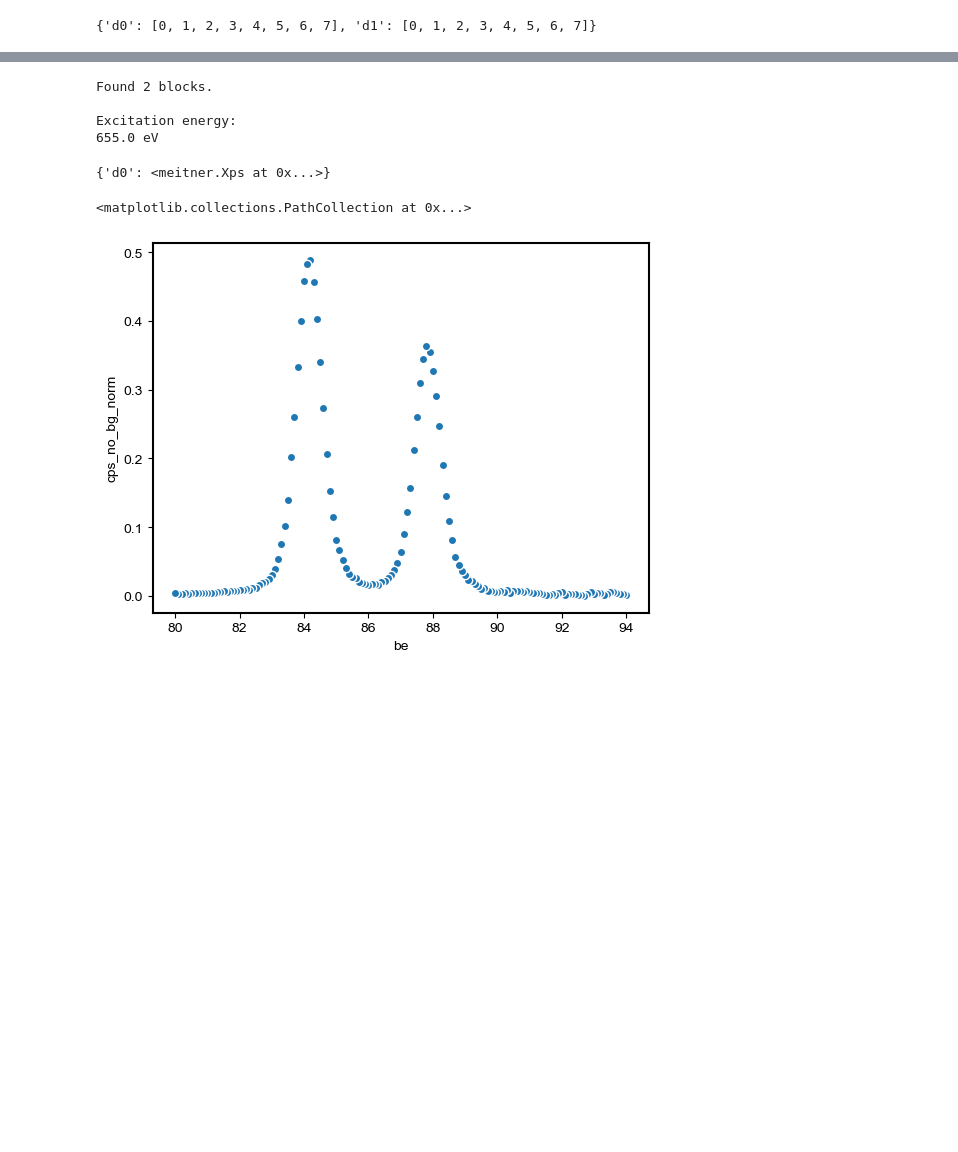
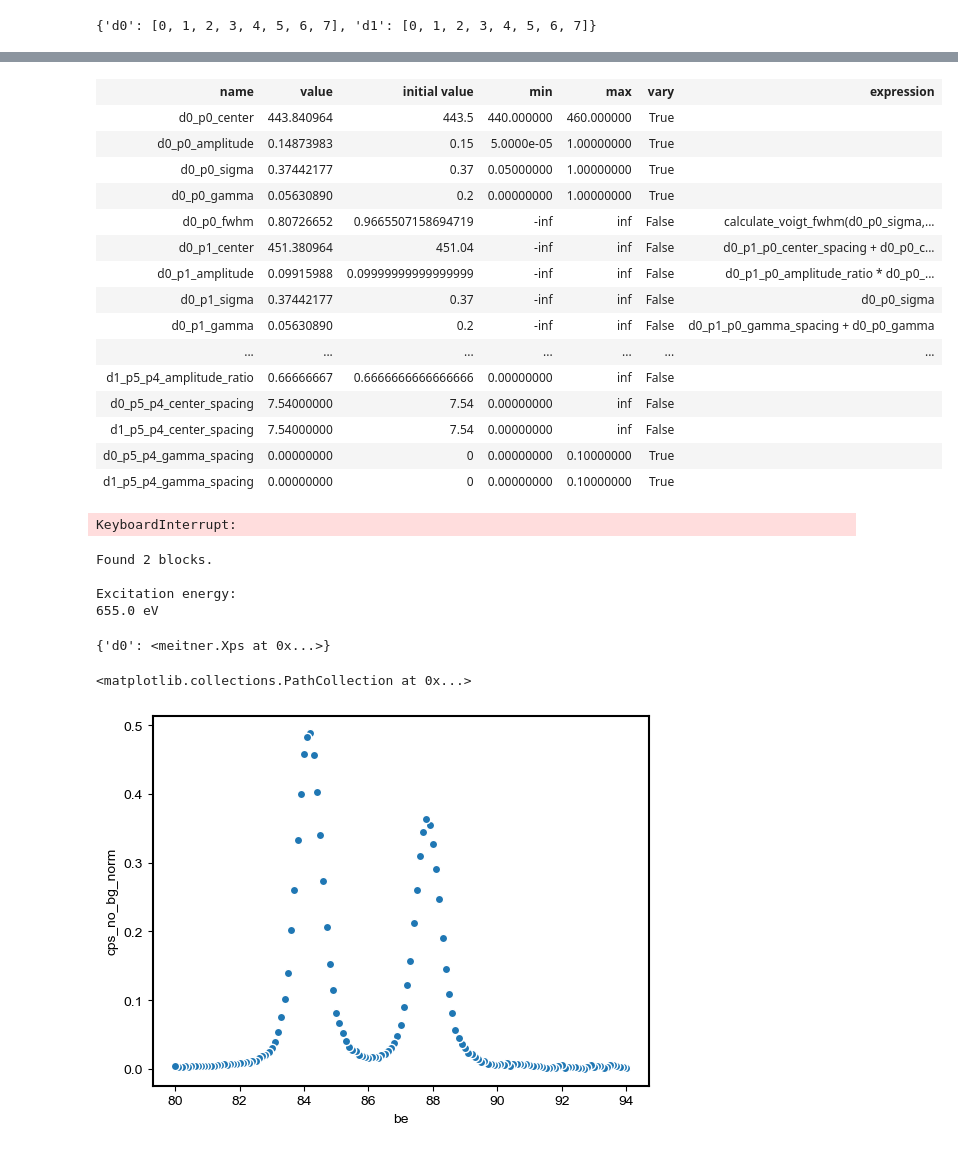
Before and after one commit to picklerixs/meitner, a Jupyter notebook: xarray_test.ipynb, the cells around one changed output, grey strips where cells are left out. Drawn from its saved outputs; the diff is of its cells as text; code cells hidden in the pictures; blank space fills up the shorter version.

```diff
--- a/xarray_test.ipynb
+++ b/xarray_test.ipynb
@@ -136,6 +153,32 @@ fit.result.params
 | d1_p5_p4_center_spacing | 7.54000000 | 7.54 | 0.00000000 | inf | False |  |
 | d0_p5_p4_gamma_spacing | 0.00000000 | 0 | 0.00000000 | 0.10000000 | True |  |
 | d1_p5_p4_gamma_spacing | 0.00000000 | 0 | 0.00000000 | 0.10000000 | True |  |
+# %%
+fit_da = fit
+fit_da.params = fit.result.params
+# %%
+fit_da.params
+# %% [output]
+| name | value | initial value | min | max | vary | expression |
+| d0_p0_center | 443.840964 | 443.5 | 440.000000 | 460.000000 | True |  |
+| d0_p0_amplitude | 0.14873983 | 0.15 | 5.0000e-05 | 1.00000000 | True |  |
+| d0_p0_sigma | 0.37442177 | 0.37 | 0.05000000 | 1.00000000 | True |  |
+| d0_p0_gamma | 0.05630890 | 0.2 | 0.00000000 | 1.00000000 | True |  |
+| d0_p0_fwhm | 0.80726652 | 0.9665507158694719 | -inf | inf | False | calculate_voigt_fwhm(d0_p0_sigma,... |
+| d0_p1_center | 451.380964 | 451.04 | -inf | inf | False | d0_p1_p0_center_spacing + d0_p0_c... |
+| d0_p1_amplitude | 0.09915988 | 0.09999999999999999 | -inf | inf | False | d0_p1_p0_amplitude_ratio * d0_p0_... |
+| d0_p1_sigma | 0.37442177 | 0.37 | -inf | inf | False | d0_p0_sigma |
+| d0_p1_gamma | 0.05630890 | 0.2 | -inf | inf | False | d0_p1_p0_gamma_spacing + d0_p0_gamma |
+| ... | ... | ... | ... | ... | ... | ... |
+| d1_p5_p4_amplitude_ratio | 0.66666667 | 0.6666666666666666 | 0.00000000 | inf | False |  |
+| d0_p5_p4_center_spacing | 7.54000000 | 7.54 | 0.00000000 | inf | False |  |
+| d1_p5_p4_center_spacing | 7.54000000 | 7.54 | 0.00000000 | inf | False |  |
+| d0_p5_p4_gamma_spacing | 0.00000000 | 0 | 0.00000000 | 0.10000000 | True |  |
+| d1_p5_p4_gamma_spacing | 0.00000000 | 0 | 0.00000000 | 0.10000000 | True |  |
+# %%
+fit_da.fit(method='dual_annealing')
+# %% [output]
+KeyboardInterrupt:
 # %%
 file1 = 'au3-0001.pxt.vms'
 xps1 = meitner.Xps.from_vamas(path=file1, region_id=1, shift=1)
```
Also changed, not shown: parts of 11 cells of this notebook, 1 other file.
